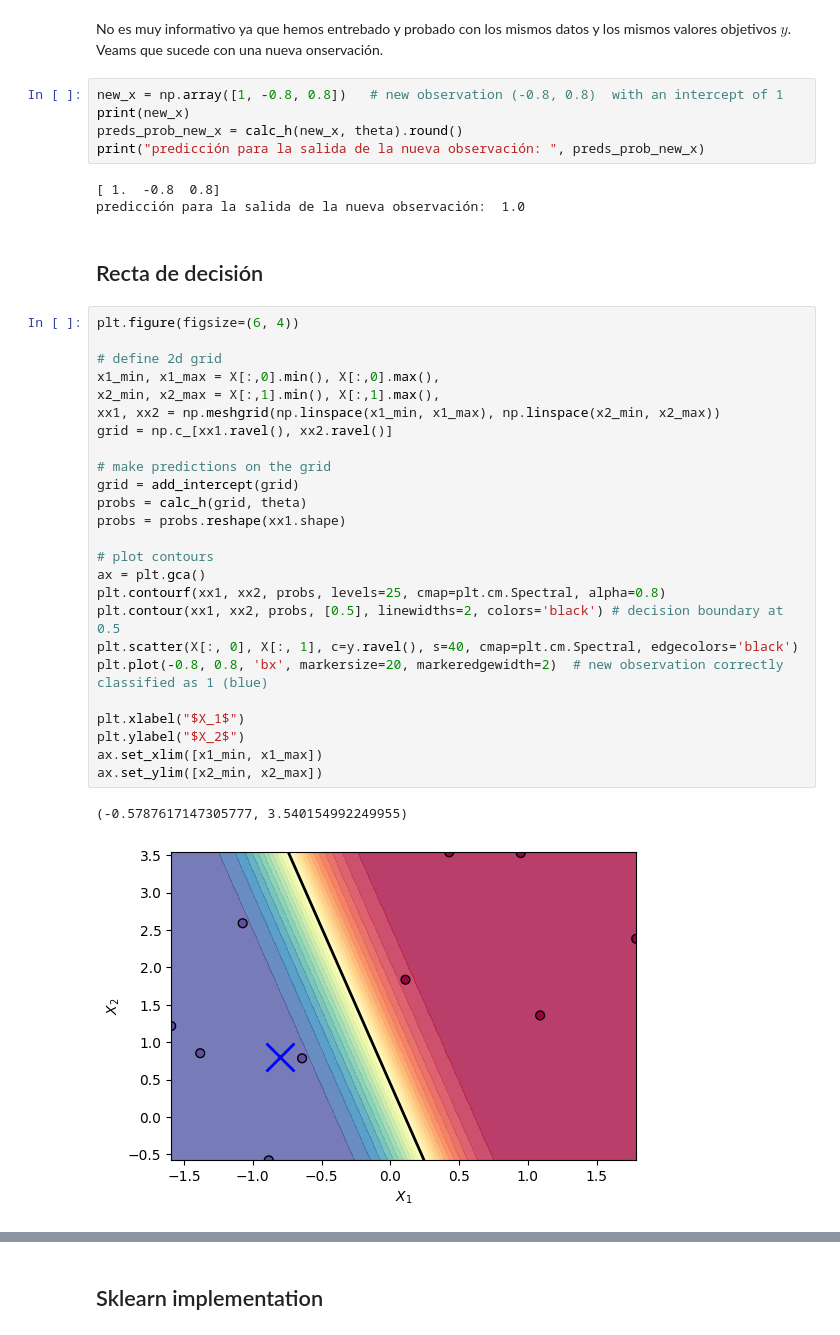
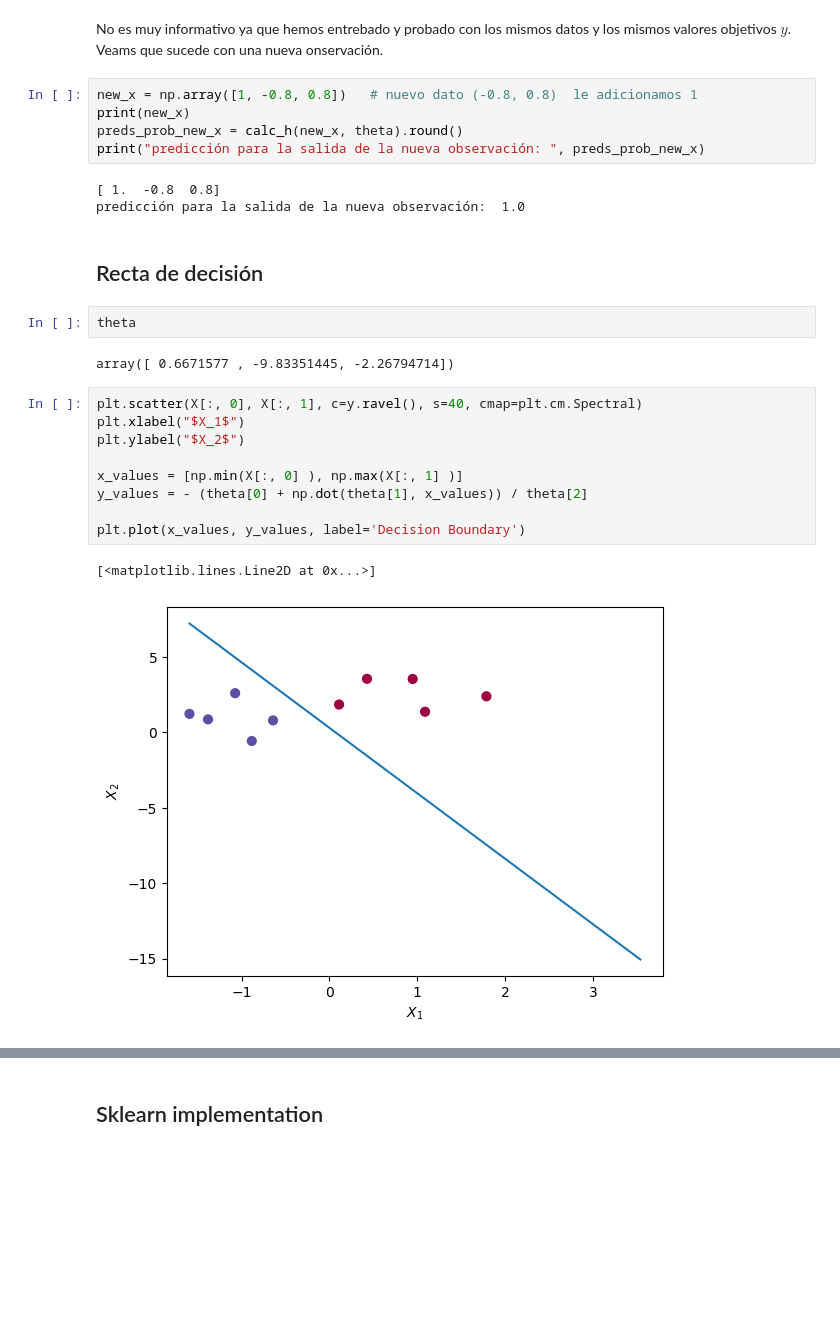
Before and after one commit to gachet/ad-1-24, a Jupyter notebook: LOG/ejer2_0_LR.ipynb, the cells around one changed output, grey strips where cells are left out. Drawn from its saved outputs; the diff is of its cells as text; blank space fills up the shorter version.

```diff
--- a/LOG/ejer2_0_LR.ipynb
+++ b/LOG/ejer2_0_LR.ipynb
@@ -213,7 +226,7 @@ Score Numpy: 1.0
 # %% [markdown]
 No es muy informativo ya que hemos entrebado y probado con los mismos datos y los mismos valores objetivos $y$. Veams que sucede con una nueva onservación.
 # %%
-new_x = np.array([1, -0.8, 0.8])   # new observation (-0.8, 0.8)  with an intercept of 1
+new_x = np.array([1, -0.8, 0.8])   # nuevo dato (-0.8, 0.8)  le adicionamos 1
 print(new_x)
 preds_prob_new_x = calc_h(new_x, theta).round()
 print("predicción para la salida de la nueva observación: ", preds_prob_new_x)
@@ -222,31 +235,19 @@ print("predicción para la salida de la nueva observación: ", preds_prob_new_x)
 predicción para la salida de la nueva observación:  1.0
 # %% [markdown]
 ## Recta de decisión
-# %%
-plt.figure(figsize=(6, 4))
-
-# define 2d grid
-x1_min, x1_max = X[:,0].min(), X[:,0].max(),
-x2_min, x2_max = X[:,1].min(), X[:,1].max(),
-xx1, xx2 = np.meshgrid(np.linspace(x1_min, x1_max), np.linspace(x2_min, x2_max))
-grid = np.c_[xx1.ravel(), xx2.ravel()]
-
-# make predictions on the grid
-grid = add_intercept(grid)
-probs = calc_h(grid, theta)
-probs = probs.reshape(xx1.shape)
-
-# plot contours
-ax = plt.gca()
-plt.contourf(xx1, xx2, probs, levels=25, cmap=plt.cm.Spectral, alpha=0.8)
-plt.contour(xx1, xx2, probs, [0.5], linewidths=2, colors='black') # decision boundary at 0.5
-plt.scatter(X[:, 0], X[:, 1], c=y.ravel(), s=40, cmap=plt.cm.Spectral, edgecolors='black')
-plt.plot(-0.8, 0.8, 'bx', markersize=20, markeredgewidth=2)  # new observation correctly classified as 1 (blue)
-
-plt.xlabel("$X_1$")
-plt.ylabel("$X_2$")
-ax.set_xlim([x1_min, x1_max])
-ax.set_ylim([x2_min, x2_max])
-# %% [output]
-(-0.5787617147305777, 3.540154992249955)
-[figure, removed]
+# %%
+theta
+# %% [output]
+array([ 0.6671577 , -9.83351445, -2.26794714])
+# %%
+plt.scatter(X[:, 0], X[:, 1], c=y.ravel(), s=40, cmap=plt.cm.Spectral)
+plt.xlabel("$X_1$")
+plt.ylabel("$X_2$")
+
+x_values = [np.min(X[:, 0] ), np.max(X[:, 1] )]
+y_values = - (theta[0] + np.dot(theta[1], x_values)) / theta[2]
+
+plt.plot(x_values, y_values, label='Decision Boundary')
+# %% [output]
+[<matplotlib.lines.Line2D at 0x...>]
+[figure, added]
```
Also changed, not shown: parts of 11 cells of this notebook.
